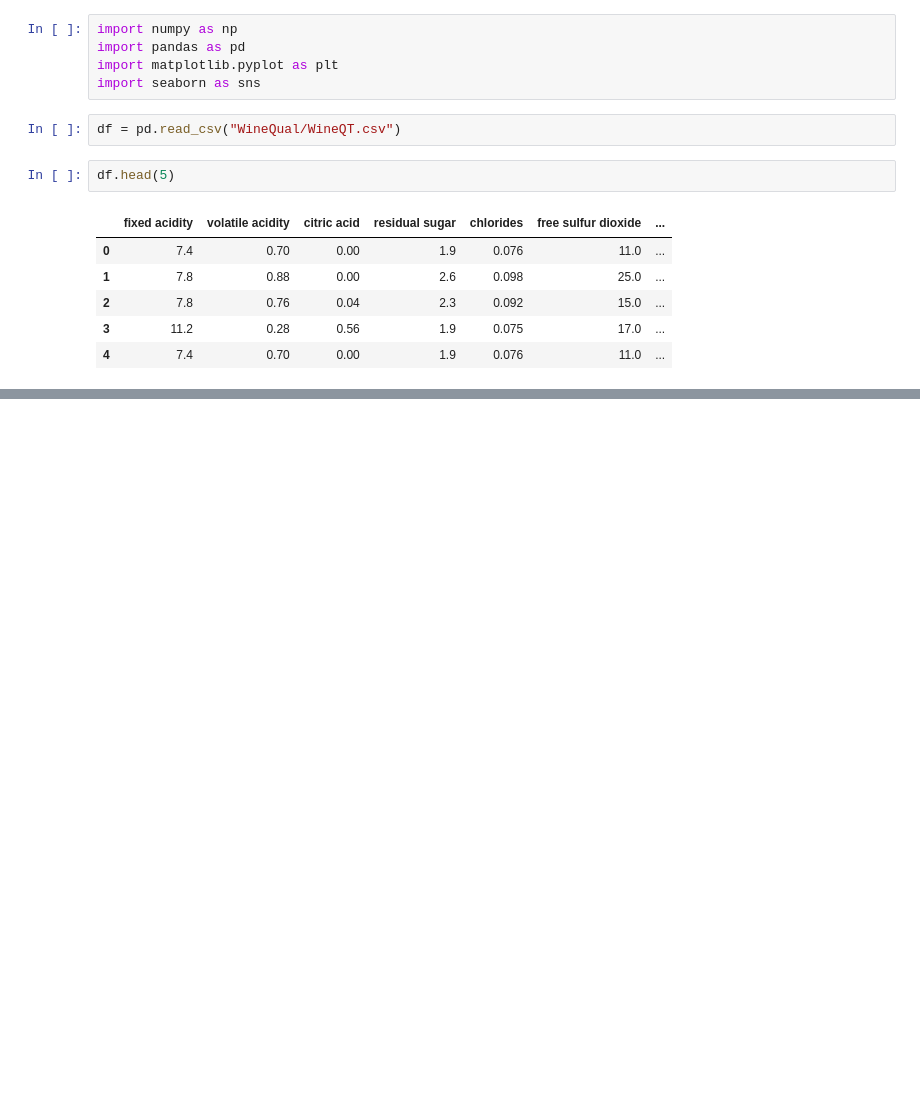
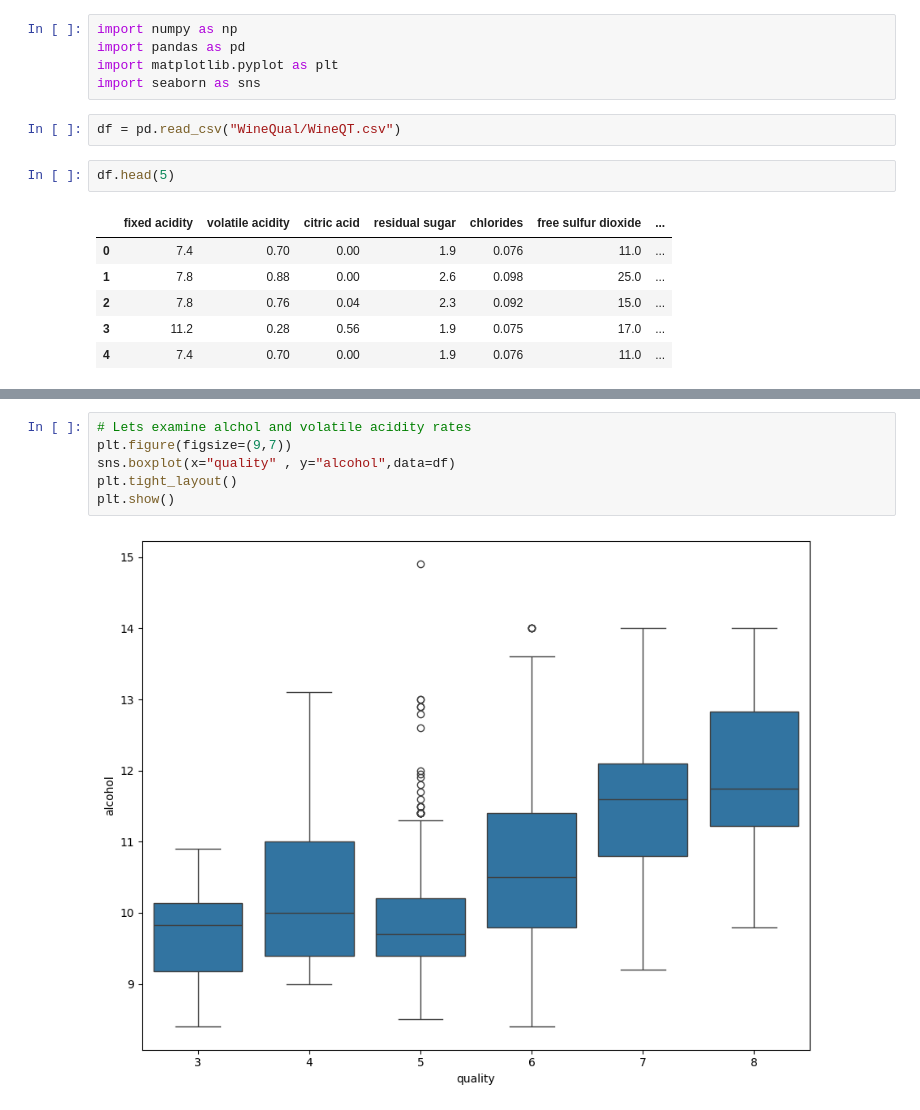
Before and after one commit to Enes004/DataScienceProjects, a Jupyter notebook: WineQualDataset.ipynb, the cells around one changed output, grey strips where cells are left out. Drawn from its saved outputs; the diff is of its cells as text; blank space fills up the shorter version.

```diff
--- a/WineQualDataset.ipynb
+++ b/WineQualDataset.ipynb
@@ -16,0 +105,8 @@ df.head(5)
+# %%
+# Lets examine alchol and volatile acidity rates
+plt.figure(figsize=(9,7))
+sns.boxplot(x="quality" , y="alcohol",data=df)
+plt.tight_layout()
+plt.show()
+# %% [output]
+[figure, added]
```
Also changed, not shown: parts of 13 cells of this notebook.
